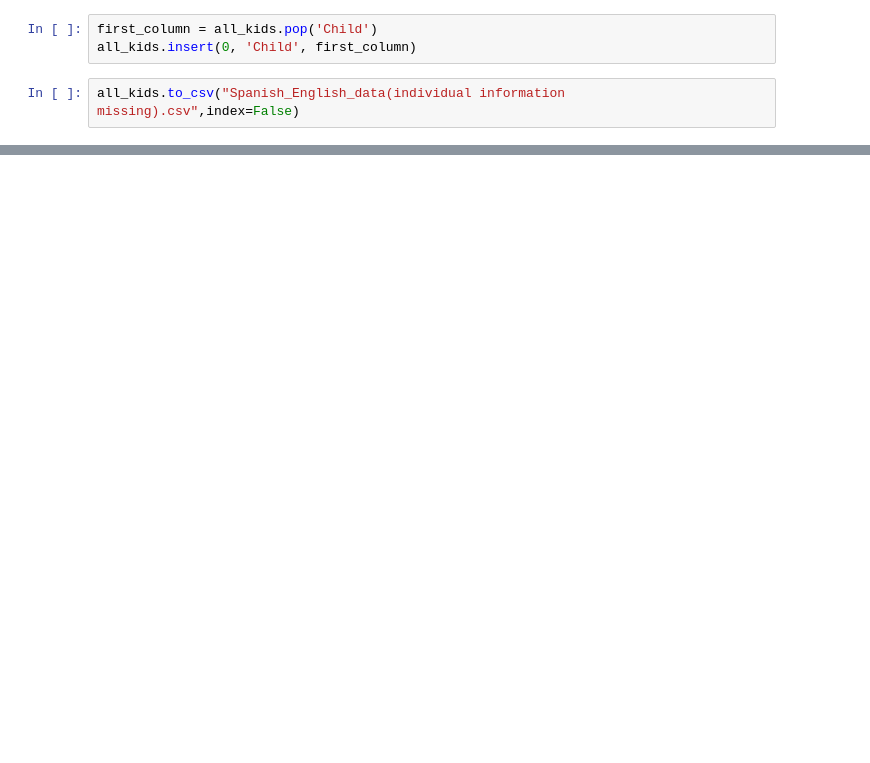
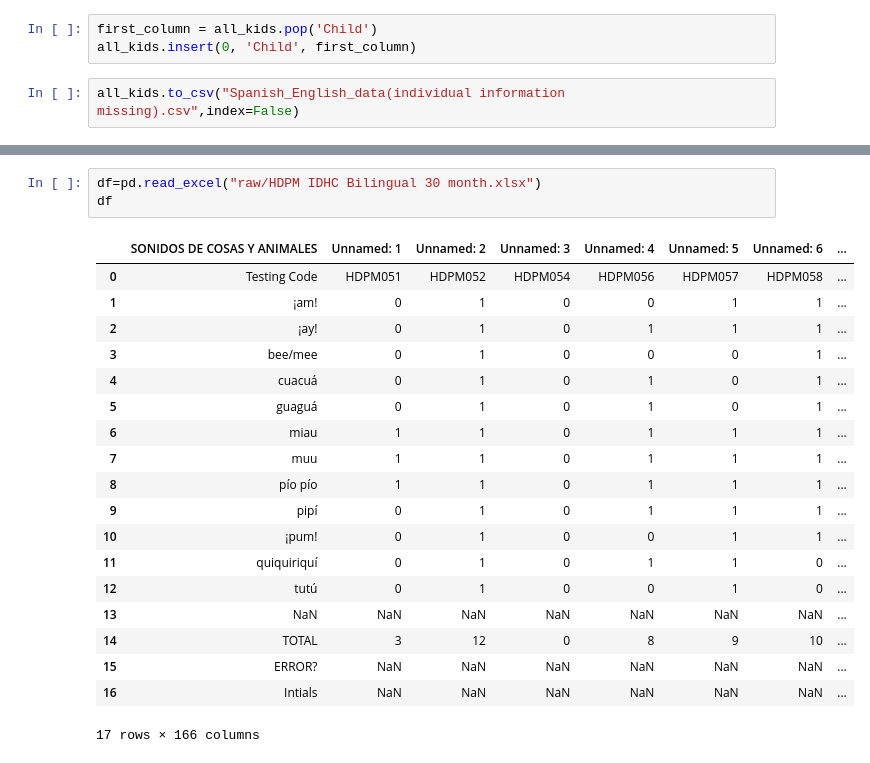
Before and after one commit to ningkko/Bilingualism_ChildASR, a Jupyter notebook: biling_data/spanish_english/converter.ipynb, the cells around one changed output, grey strips where cells are left out. Cells and saved outputs as stored; diff of their text form; blank space fills up the shorter version.

```diff
--- a/biling_data/spanish_english/converter.ipynb
+++ b/biling_data/spanish_english/converter.ipynb
@@ -188,0 +204,23 @@ all_kids.to_csv("Spanish_English_data(individual information missing).csv",index
+# %%
+df=pd.read_excel("raw/HDPM IDHC Bilingual 30 month.xlsx")
+df
+# %% [output]
+|  | SONIDOS DE COSAS Y ANIMALES | Unnamed: 1 | Unnamed: 2 | Unnamed: 3 | Unnamed: 4 | Unnamed: 5 | Unnamed: 6 | ... |
+| 0 | Testing Code | HDPM051 | HDPM052 | HDPM054 | HDPM056 | HDPM057 | HDPM058 | ... |
+| 1 | ¡am! | 0 | 1 | 0 | 0 | 1 | 1 | ... |
+| 2 | ¡ay! | 0 | 1 | 0 | 1 | 1 | 1 | ... |
+| 3 | bee/mee | 0 | 1 | 0 | 0 | 0 | 1 | ... |
+| 4 | cuacuá | 0 | 1 | 0 | 1 | 0 | 1 | ... |
+| 5 | guaguá | 0 | 1 | 0 | 1 | 0 | 1 | ... |
+| 6 | miau | 1 | 1 | 0 | 1 | 1 | 1 | ... |
+| 7 | muu | 1 | 1 | 0 | 1 | 1 | 1 | ... |
+| 8 | pío pío | 1 | 1 | 0 | 1 | 1 | 1 | ... |
+| 9 | pipí | 0 | 1 | 0 | 1 | 1 | 1 | ... |
+| 10 | ¡pum! | 0 | 1 | 0 | 0 | 1 | 1 | ... |
+| 11 | quiquiriquí | 0 | 1 | 0 | 1 | 1 | 0 | ... |
+| 12 | tutú | 0 | 1 | 0 | 0 | 1 | 0 | ... |
+| 13 | NaN | NaN | NaN | NaN | NaN | NaN | NaN | ... |
+| 14 | TOTAL | 3 | 12 | 0 | 8 | 9 | 10 | ... |
+| 15 | ERROR? | NaN | NaN | NaN | NaN | NaN | NaN | ... |
+| 16 | Intials | NaN | NaN | NaN | NaN | NaN | NaN | ... |
+17 rows × 166 columns
```
Also changed, not shown: parts of 6 cells of this notebook, 16 other files.
